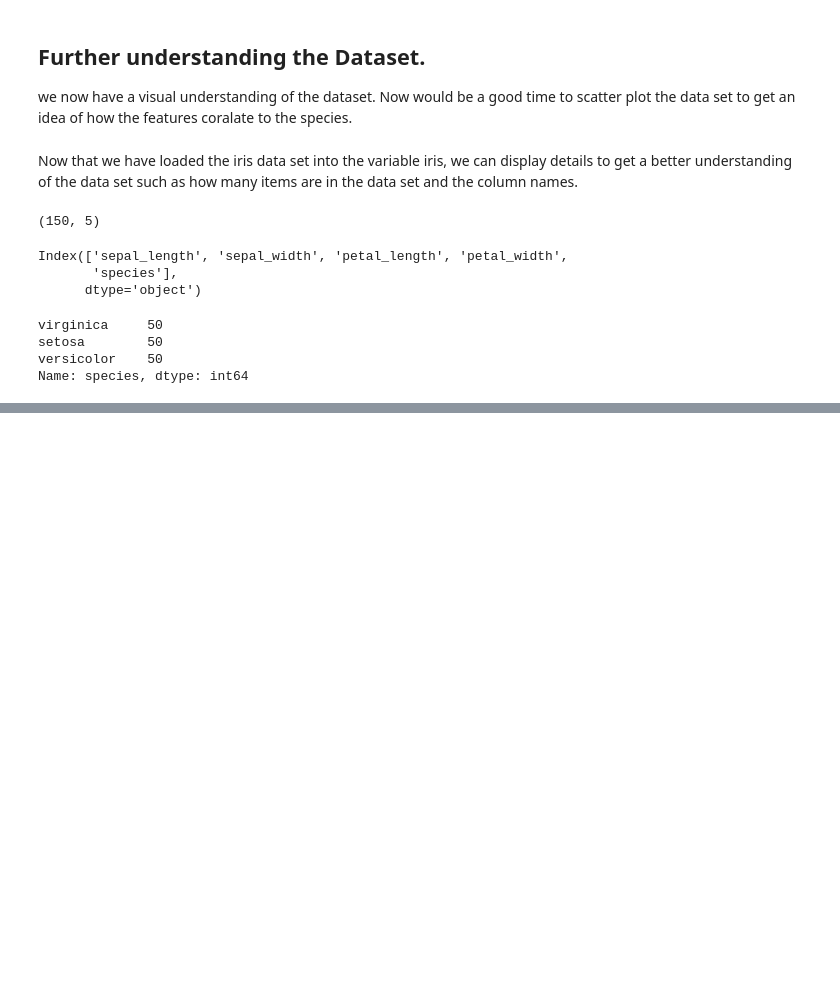
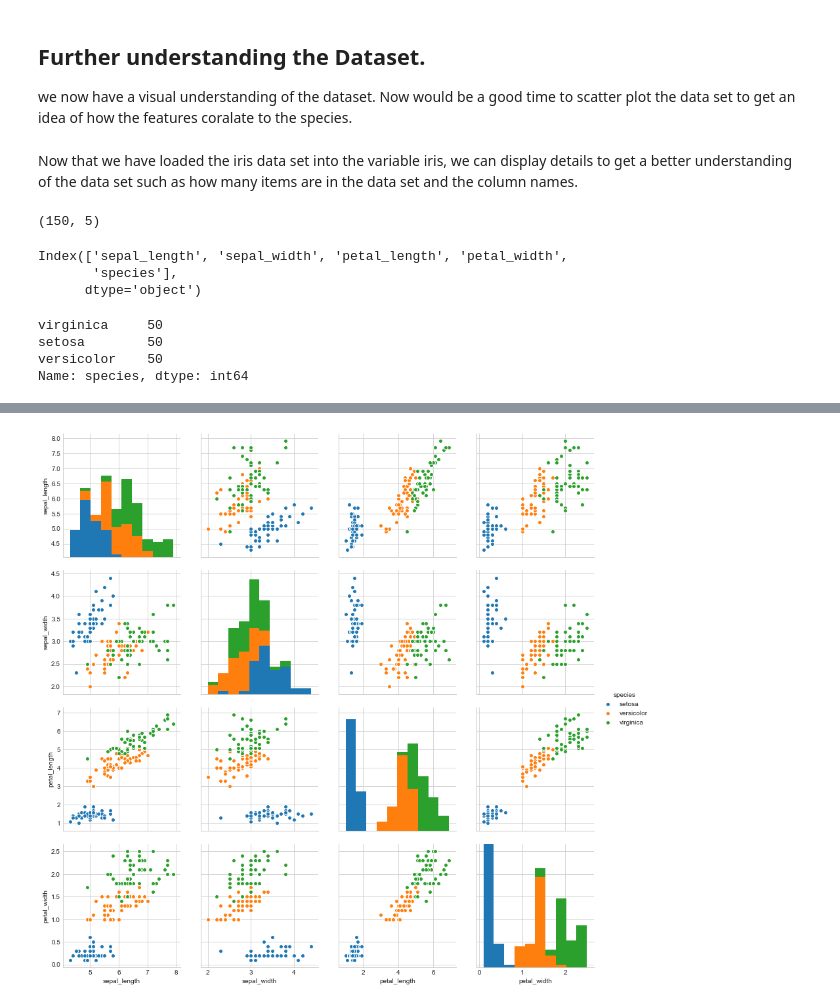
Before and after one commit to Uamhan/Emerging-technologies-Project, a Jupyter notebook: Iris_Dataset.ipynb, the cells around one changed output, grey strips where cells are left out. Saved outputs shown, nothing was run; the diff lists cells and outputs as text; code cells hidden in the pictures; blank space fills up the shorter version.

```diff
--- a/Iris_Dataset.ipynb
+++ b/Iris_Dataset.ipynb
@@ -79,0 +105,8 @@ As we can see above we have 50 of each species of iris in this data set. this sh
+# %%
+#set style to white grid
+sns.set_style("whitegrid")
+#pairplot the iris data set with a hue acording to datapoint species with a size of 3
+sns.pairplot(iris,hue="species",size=3)
+plt.show()
+# %% [output]
+[figure, added]
```
Also changed, not shown: parts of 10 cells of this notebook.
